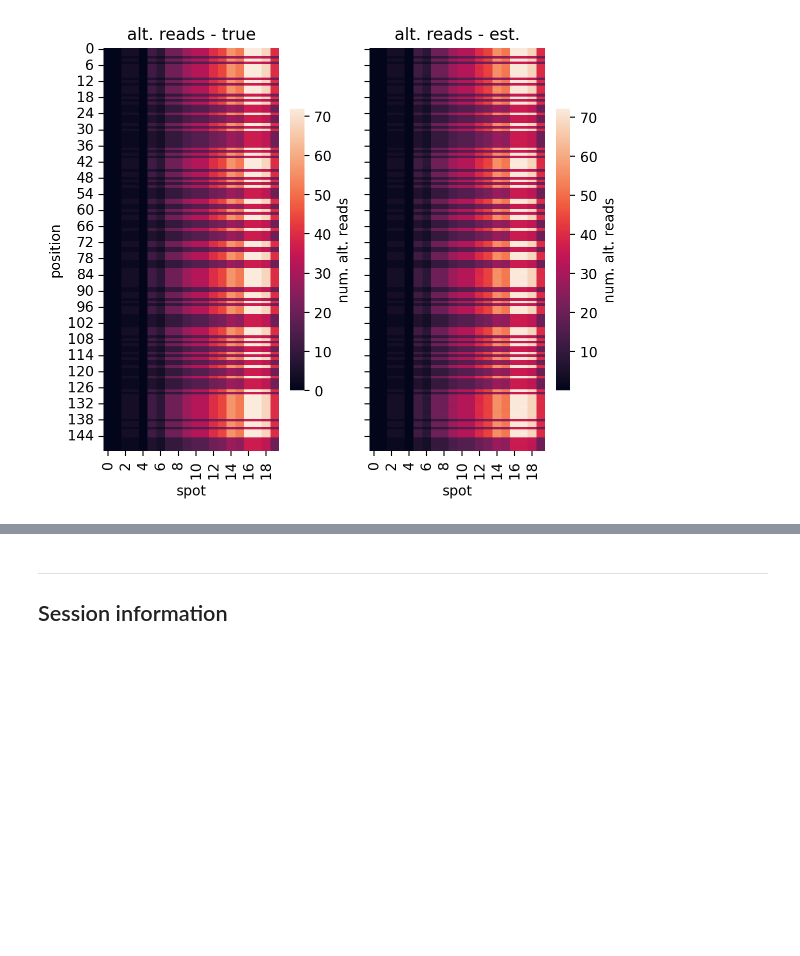
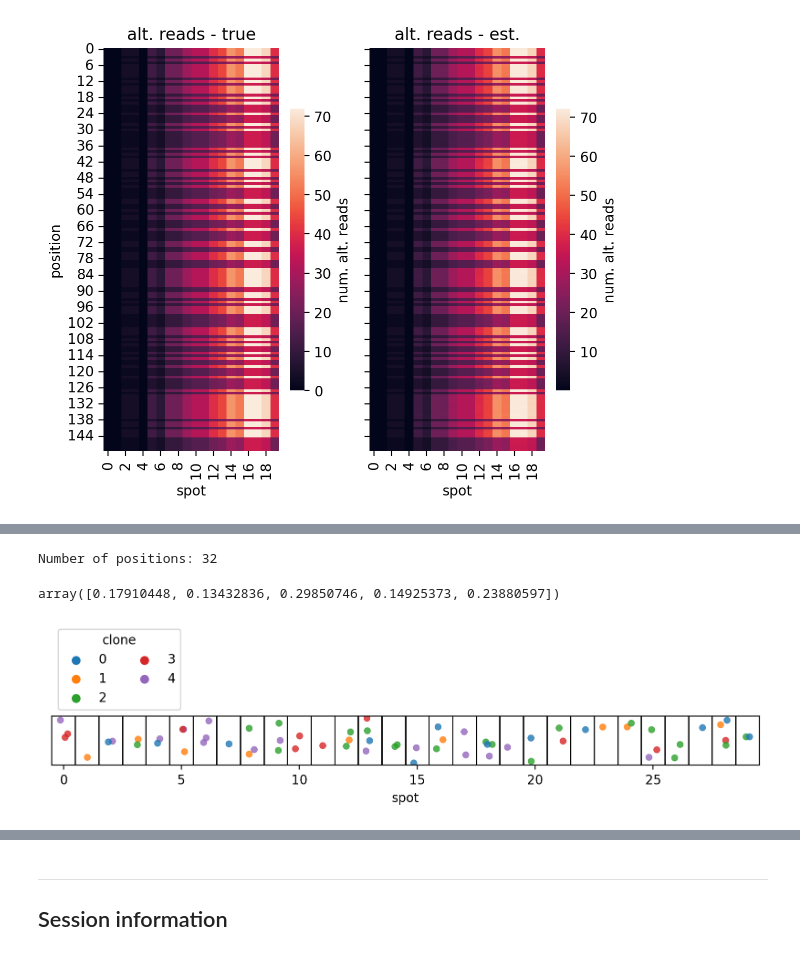
Before and after one commit to jhrcook/pymc-tumoroscope, a Jupyter notebook: tumoroscope.ipynb, the cells around one changed output, grey strips where cells are left out. Drawn from its saved outputs; the diff is of its cells as text; code cells hidden in the pictures; blank space fills up the shorter version.

Commit message:
ana: results of a more realistic simulation

```diff
--- a/tumoroscope.ipynb
+++ b/tumoroscope.ipynb
@@ -601,0 +607,56 @@ fig.tight_layout()
+# %%
+# Set seed for reproducible results.
+np.random.seed(8383)
+
+# Set true underlying constants.
+N_CLONES = 5
+N_SPOTS = 30
+n_positions = 60  # number changes below depending on random sampling
+
+# True mutations for each clone.
+clone_mutations = np.random.binomial(1, 0.136, size=(n_positions, N_CLONES))
+# Drop positions without any mutations.
+clone_mutations = clone_mutations[clone_mutations.sum(axis=1) > 0.0, :]
+clone_mutations = clone_mutations[clone_mutations.mean(axis=1) < 1.0, :]
+n_positions = clone_mutations.shape[0]
+print(f"Number of positions: {n_positions}")
+
+# Number of cells counted in each spot between 1 and 4 cells.
+cell_counts = np.random.randint(1, 5, size=N_SPOTS)
+_cell_labels = []
+for spot_s in range(N_SPOTS):
+    for cell_i in range(cell_counts[spot_s]):
+        _cell_labels.append((spot_s, cell_i, np.random.randint(N_CLONES)))
+
+cell_labels = pd.DataFrame(_cell_labels, columns=["spot", "cell", "clone"])
+cell_labels.head()
+clone_proportions = cell_labels.groupby("clone")["cell"].count().values
+clone_proportions = clone_proportions / clone_proportions.sum()
+clone_proportions
+# %% [output]
+Number of positions: 32
+array([0.17910448, 0.13432836, 0.29850746, 0.14925373, 0.23880597])
+# %%
+np.random.seed(3)
+plot_df = (
+    cell_labels.copy()
+    .assign(
+        y=lambda d: np.random.normal(0, 0.5, len(d)),
+        x=lambda d: d["spot"] + np.random.uniform(-0.2, 0.2, len(d)),
+    )
+    .astype({"clone": "category"})
+)
+_, ax = plt.subplots(figsize=(10, 0.7))
+sns.scatterplot(
+    data=plot_df, x="x", y="y", hue="clone", ax=ax, alpha=0.8, edgecolor=None, s=25
+)
+for i in range(1, N_SPOTS):
+    ax.axvline(i - 0.5, lw=1, color="k")
+ax.set_xlim(-0.5, N_SPOTS - 0.5)
+ax.set_xlabel("spot")
+ax.set_ylabel(None)
+ax.set_yticks([])
+ax.legend(loc="lower left", bbox_to_anchor=(0, 1), title="clone", ncol=2)
+plt.show()
+# %% [output]
+[figure, added]
```
Also changed, not shown: parts of 10 cells of this notebook, 8 other files.
